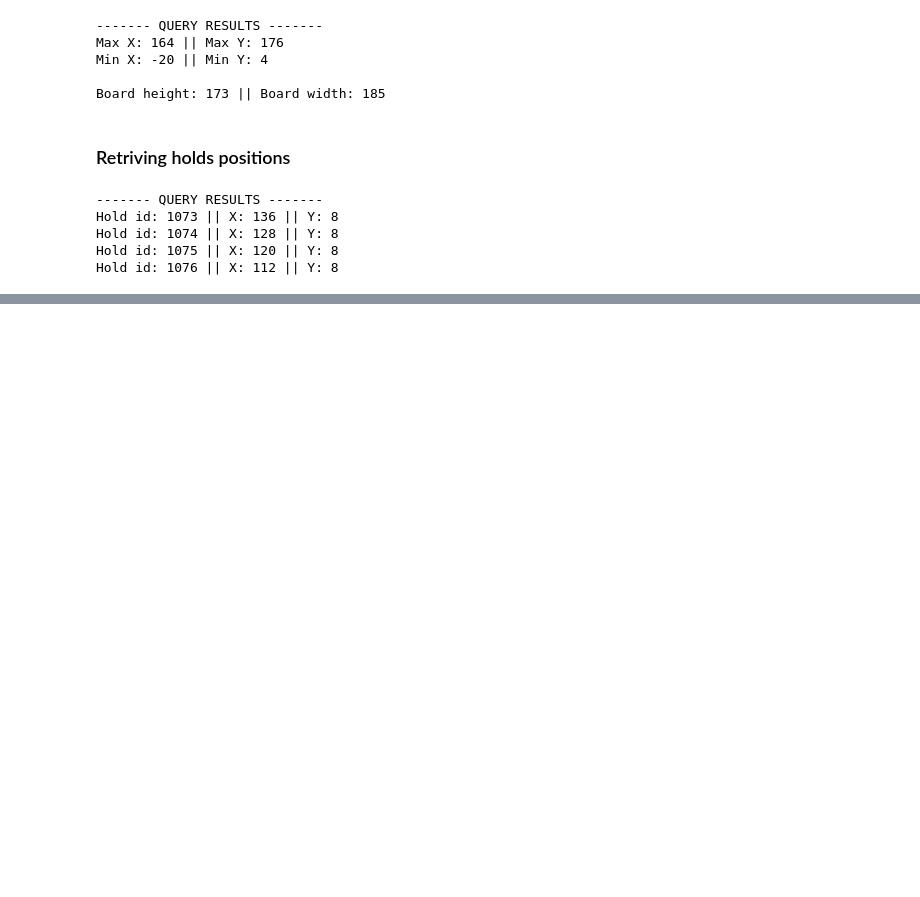
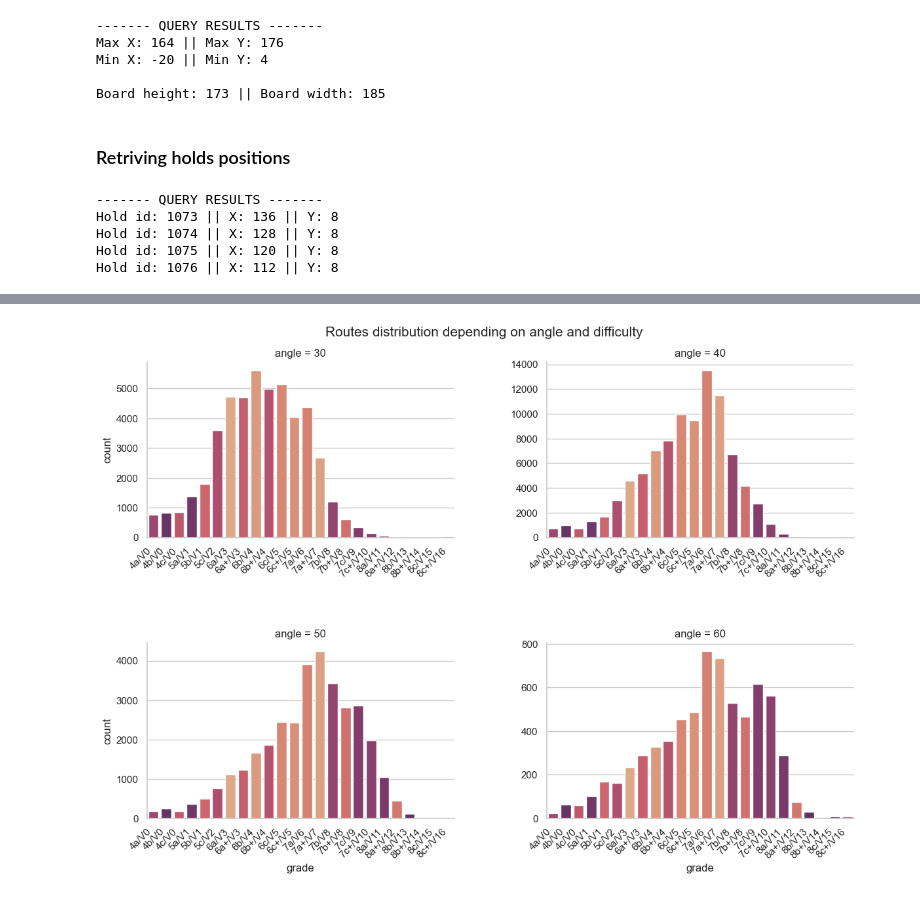
Before and after one commit to janekpriv/KilterClimbGeneration, a Jupyter notebook: src/notebooks/data_exploration.ipynb, the cells around one changed output, grey strips where cells are left out. Drawn from its saved outputs; the diff is of its cells as text; code cells hidden in the pictures; blank space fills up the shorter version.

```diff
--- a/src/notebooks/data_exploration.ipynb
+++ b/src/notebooks/data_exploration.ipynb
@@ -122,0 +209,40 @@ Hold id: 1076 || X: 112 || Y: 8
+# %%
+query_multi_angle = """
+SELECT
+    climb_stats.angle,
+    difficulty_grades.boulder_name as grade,
+    climb_stats.difficulty_average
+FROM climbs
+JOIN climb_stats ON climbs.uuid = climb_stats.climb_uuid
+JOIN difficulty_grades ON ROUND(climb_stats.difficulty_average) = difficulty_grades.difficulty
+WHERE climb_stats.angle IN (30, 40, 50, 60)
+"""
+
+df_multi = pd.read_sql_query(query_multi_angle, connection)
+
+order = df_multi.sort_values('difficulty_average')['grade'].unique()
+# %%
+plot = sns.catplot(
+    data = df_multi,
+    x = 'grade',
+    col = 'angle',
+    kind = 'count',
+    col_wrap=2,
+    order=order,
+    hue = 'grade',
+    palette="flare",
+    legend=False,
+    height=4,
+    aspect=1.5,
+    sharex=False,
+    sharey=False,
+)
+
+
+plot.figure.suptitle("Routes distribution depending on angle and difficulty", y = 1.02, fontsize=15)
+plt.subplots_adjust(hspace=0.6, wspace=0.3)
+plot.set_xticklabels(rotation=45, ha='right')
+
+plt.show()
+# %% [output]
+[figure, added]
```
Also changed, not shown: parts of 4 cells of this notebook.
